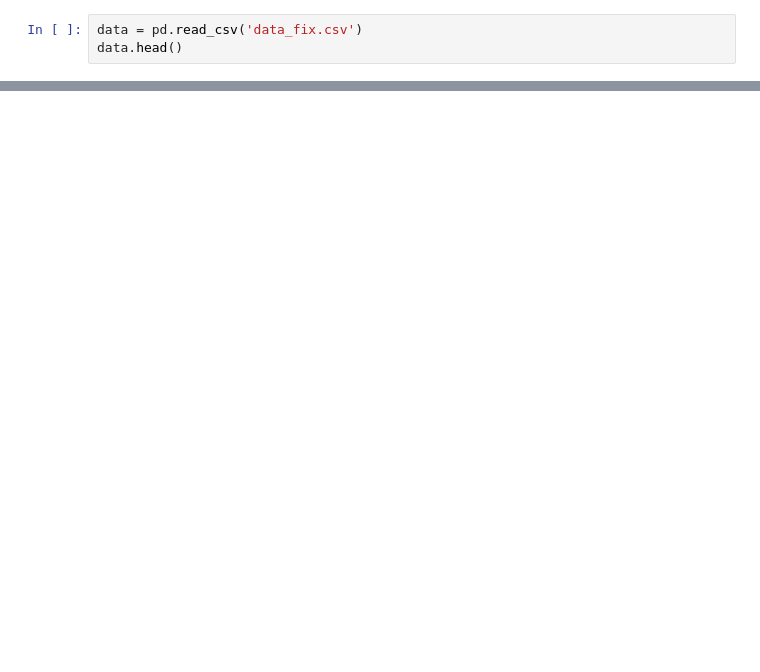
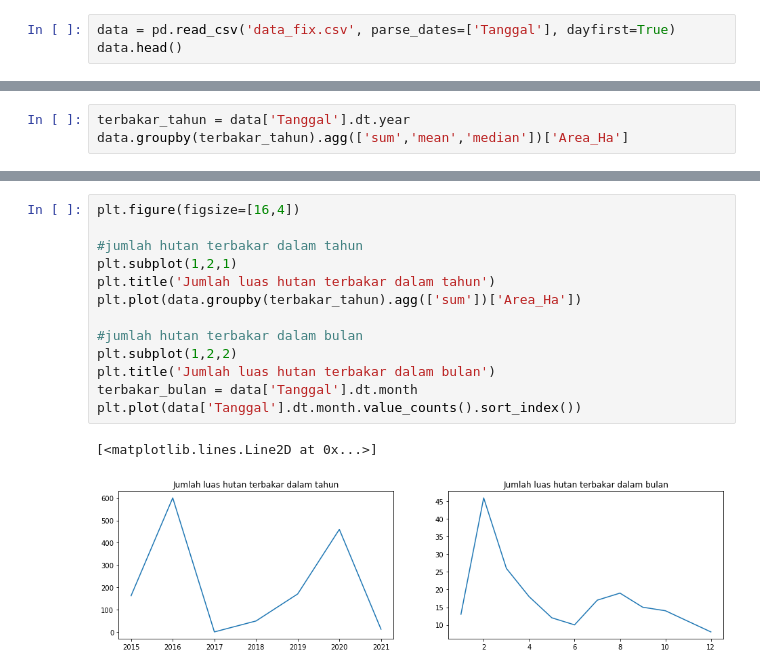
Before and after one commit to FathurRchmn/kebakaran-hutan, a Jupyter notebook: Kebakaran Hutan Lahan Kalimantan Timur-checkpoint.ipynb, the cells around one changed output, grey strips where cells are left out. Drawn from its saved outputs; the diff is of its cells as text; blank space fills up the shorter version.

```diff
--- a/Kebakaran Hutan Lahan Kalimantan Timur-checkpoint.ipynb
+++ b/Kebakaran Hutan Lahan Kalimantan Timur-checkpoint.ipynb
@@ -7,3 +14,3 @@ ModuleNotFoundError: No module named 'date'
 # %%
-data = pd.read_csv('data_fix.csv')
+data = pd.read_csv('data_fix.csv', parse_dates=['Tanggal'], dayfirst=True)
 data.head()
@@ -24,0 +149,3 @@ pd.DataFrame([data['Tanggal'].dt.year.value_counts().sort_index(),
+# %%
+terbakar_tahun = data['Tanggal'].dt.year
+data.groupby(terbakar_tahun).agg(['sum','mean','median'])['Area_Ha']
@@ -24,0 +180,16 @@ pd.DataFrame([data['Tanggal'].dt.year.value_counts().sort_index(),
+# %%
+plt.figure(figsize=[16,4])
+
+#jumlah hutan terbakar dalam tahun
+plt.subplot(1,2,1)
+plt.title('Jumlah luas hutan terbakar dalam tahun')
+plt.plot(data.groupby(terbakar_tahun).agg(['sum'])['Area_Ha'])
+
+#jumlah hutan terbakar dalam bulan
+plt.subplot(1,2,2)
+plt.title('Jumlah luas hutan terbakar dalam bulan')
+terbakar_bulan = data['Tanggal'].dt.month
+plt.plot(data['Tanggal'].dt.month.value_counts().sort_index())
+# %% [output]
+[<matplotlib.lines.Line2D at 0x...>]
+[figure, added]
```
Also changed, not shown: parts of 22 cells of this notebook.
